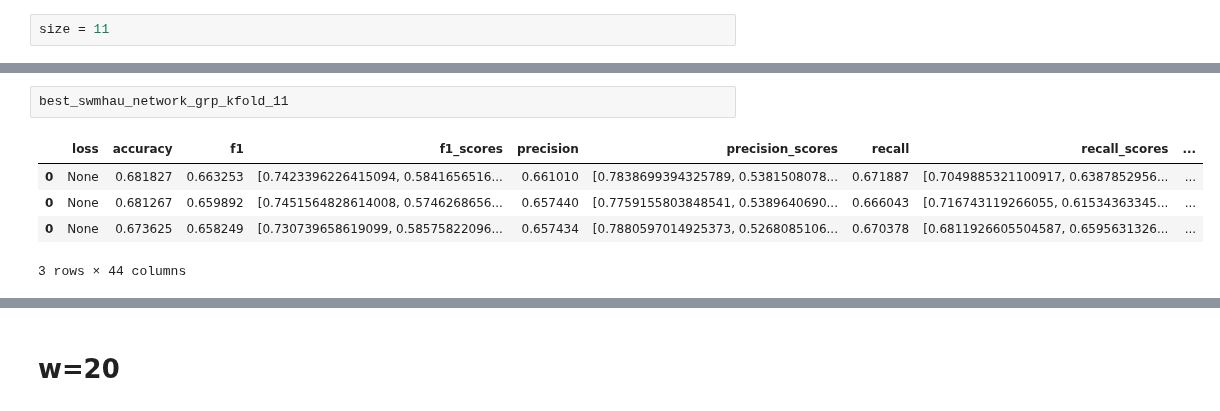
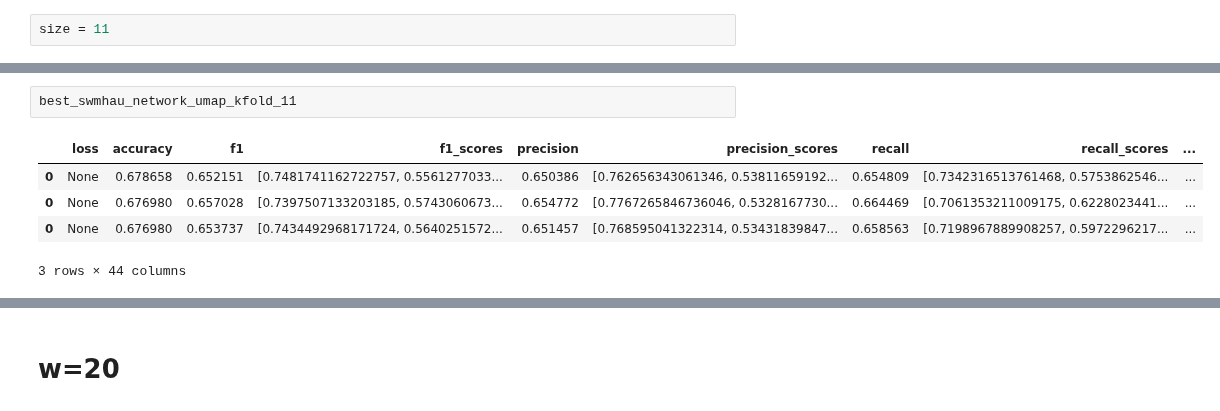
Before and after one commit to ttseriotou/sig-networks, a Jupyter notebook: notebooks/Rumours/rumours-swmhau.ipynb, the cells around one changed output, grey strips where cells are left out. Drawn from its saved outputs; the diff is of its cells as text.

```diff
--- a/notebooks/Rumours/rumours-swmhau.ipynb
+++ b/notebooks/Rumours/rumours-swmhau.ipynb
@@ -292,11 +284,11 @@ swmhau_network_grp_kfold_11.groupby(
 |  |  |  |  |  |  |  | 0.0010 | ... |
 24 rows × 21 columns
 # %%
-best_swmhau_network_grp_kfold_11
+best_swmhau_network_umap_kfold_11
 # %% [output]
 |  | loss | accuracy | f1 | f1_scores | precision | precision_scores | recall | recall_scores | ... |
-| 0 | None | 0.681827 | 0.663253 | [0.7423396226415094, 0.5841656516... | 0.661010 | [0.7838699394325789, 0.5381508078... | 0.671887 | [0.7049885321100917, 0.6387852956... | ... |
-| 0 | None | 0.681267 | 0.659892 | [0.7451564828614008, 0.5746268656... | 0.657440 | [0.7759155803848541, 0.5389640690... | 0.666043 | [0.716743119266055, 0.61534363345... | ... |
-| 0 | None | 0.673625 | 0.658249 | [0.730739658619099, 0.58575822096... | 0.657434 | [0.7880597014925373, 0.5268085106... | 0.670378 | [0.6811926605504587, 0.6595631326... | ... |
+| 0 | None | 0.678658 | 0.652151 | [0.7481741162722757, 0.5561277033... | 0.650386 | [0.762656343061346, 0.53811659192... | 0.654809 | [0.7342316513761468, 0.5753862546... | ... |
+| 0 | None | 0.676980 | 0.657028 | [0.7397507133203185, 0.5743060673... | 0.654772 | [0.7767265846736046, 0.5328167730... | 0.664469 | [0.7061353211009175, 0.6228023441... | ... |
+| 0 | None | 0.676980 | 0.653737 | [0.7434492968171724, 0.5640251572... | 0.651457 | [0.768595041322314, 0.53431839847... | 0.658563 | [0.7198967889908257, 0.5972296217... | ... |
 3 rows × 44 columns
 # %%
```
Also changed, not shown: parts of 56 cells of this notebook, 55 other files.
